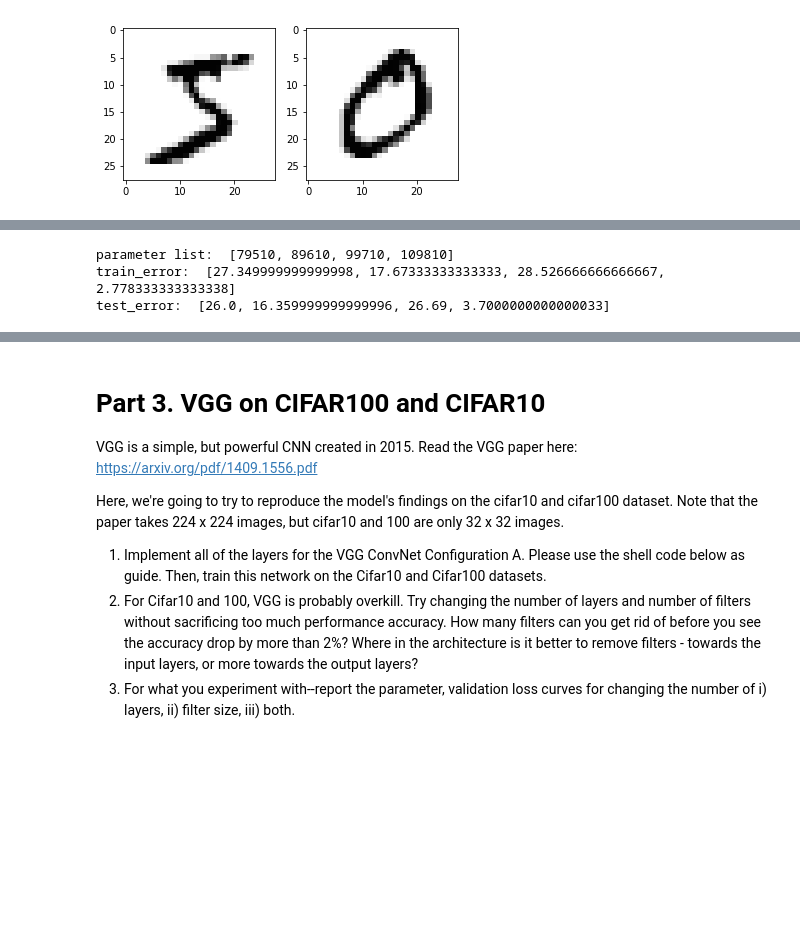
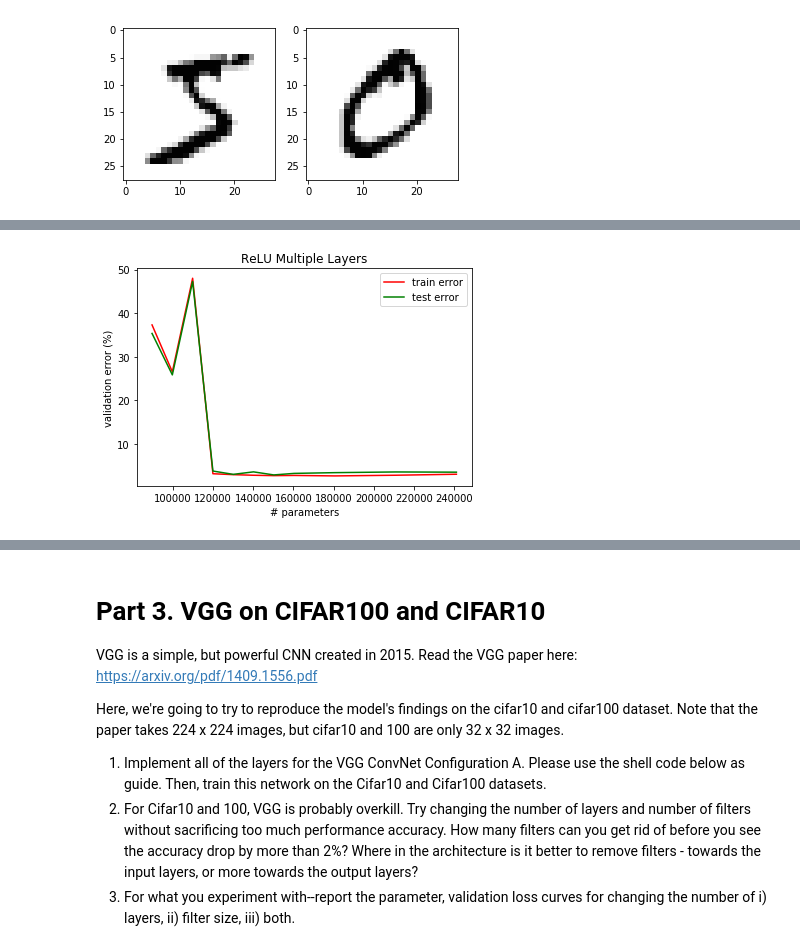
Before and after one commit to RoujiaW/ML-Imaging, a Jupyter notebook: homework/homework_3/Homework3RoujiaWang.ipynb, the cells around one changed output, grey strips where cells are left out. Cells and saved outputs as stored; diff of their text form; code cells hidden in the pictures; blank space fills up the shorter version.

```diff
--- a/homework/homework_3/Homework3RoujiaWang.ipynb
+++ b/homework/homework_3/Homework3RoujiaWang.ipynb
@@ -171,0 +277,17 @@ Training data shape (60000, 28, 28, 1)
+# %%
+def plot_loss(parameters_list, train_errors_list, test_errors_list):
+    ax = plt.subplot(111)
+    ax.plot(parameters_list, train_errors_list,'r', label='train error')
+    ax.plot(parameters_list, test_errors_list,'g', label='test error')
+    ax.set(xlabel='# parameters', ylabel='validation error (%)')
+    ax.legend()
+    plt.title('ReLU Multiple Layers')
+    plt.show()
+# %%
+plot_loss(parameters, train_error, test_error)
+
+# parameter list:  [89610, 99710, 109810, 119910, 130010, 140110, 150210, 160310, 180510, 210810, 241110]
+# train_error:  [37.31333333333333, 26.565000000000005, 48.01166666666666, 3.2016666666666693, 2.9900000000000038, 2.8516666666666635, 2.7649999999999952, 2.811666666666668, 2.701666666666669, 2.856666666666663, 3.0850000000000044]
+# test_error:  [35.36, 25.860000000000007, 47.260000000000005, 3.820000000000001, 3.059999999999996, 3.63, 2.9299999999999993, 3.280000000000005, 3.4499999999999975, 3.610000000000002, 3.5599999999999965]
+# %% [output]
+[figure, added]
@@ -194,14 +315,10 @@ Training data shape (60000, 28, 28, 1)
 # %%
-# parameters.append(model.count_params())  #count parameters for you
-# print('parameter list: ', parameters)
-# train_error.append(100*(1-max(hist.history['acc'])))
-# print('train_error: ', train_error)
-# test_error.append(100*(1-max(hist.history['val_acc'])))
-# print('test_error: ', test_error)
+parameters1.append(model.count_params())  #count parameters for you
+print('parameter list: ', parameters1)
+train_error1.append(100*(max(hist.history['acc'])))
+print('train_error: ', train_error1)
+test_error1.append(100*(max(hist.history['val_acc'])))
+print('test_error: ', test_error1)
-# %% [output]
-parameter list:  [79510, 89610, 99710, 109810]
-train_error:  [27.349999999999998, 17.67333333333333, 28.526666666666667, 2.778333333333338]
-test_error:  [26.0, 16.359999999999996, 26.69, 3.7000000000000033]
 # %%
 parameters = []
 train_error = []
```
Also changed, not shown: parts of 11 cells of this notebook.
